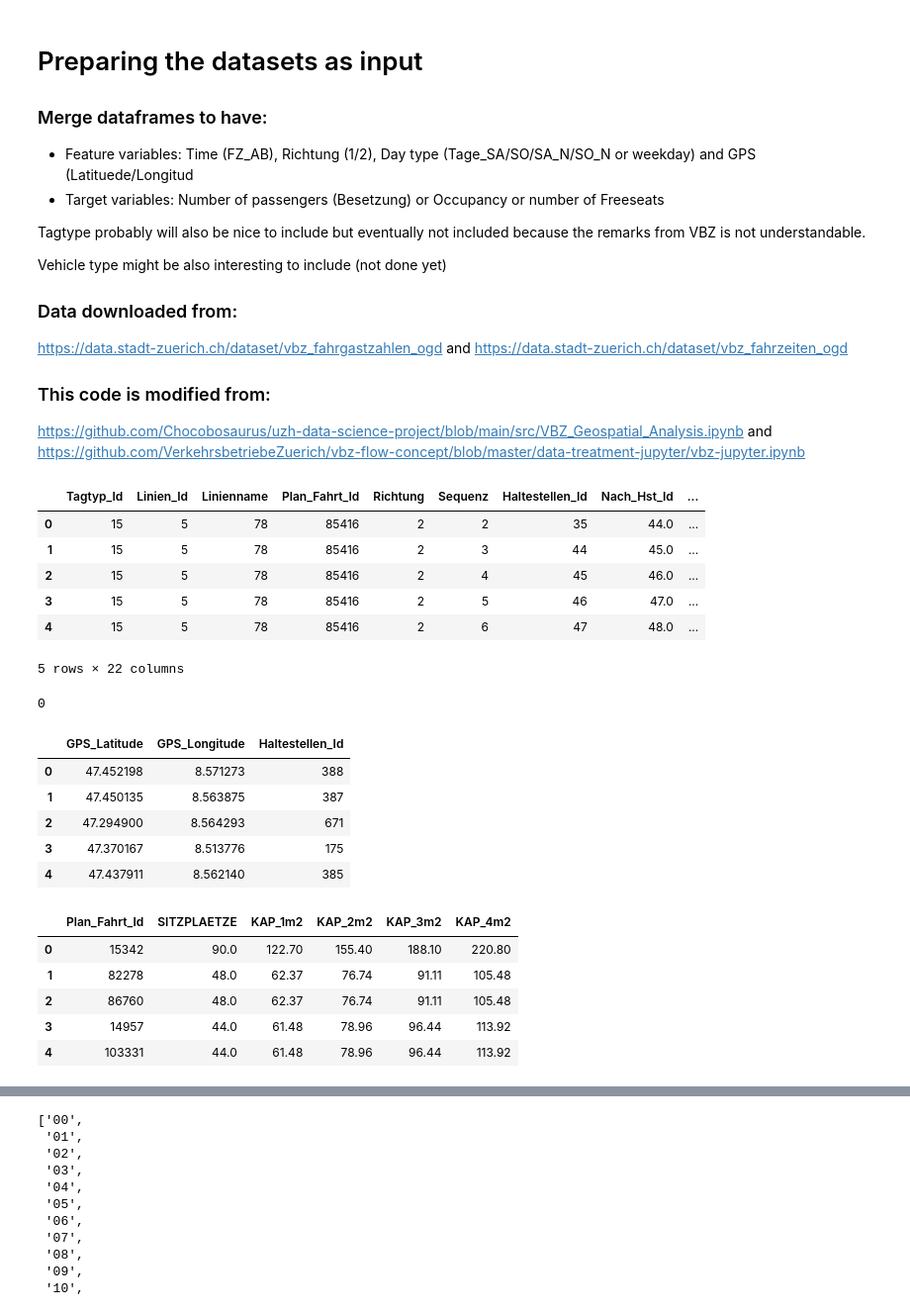
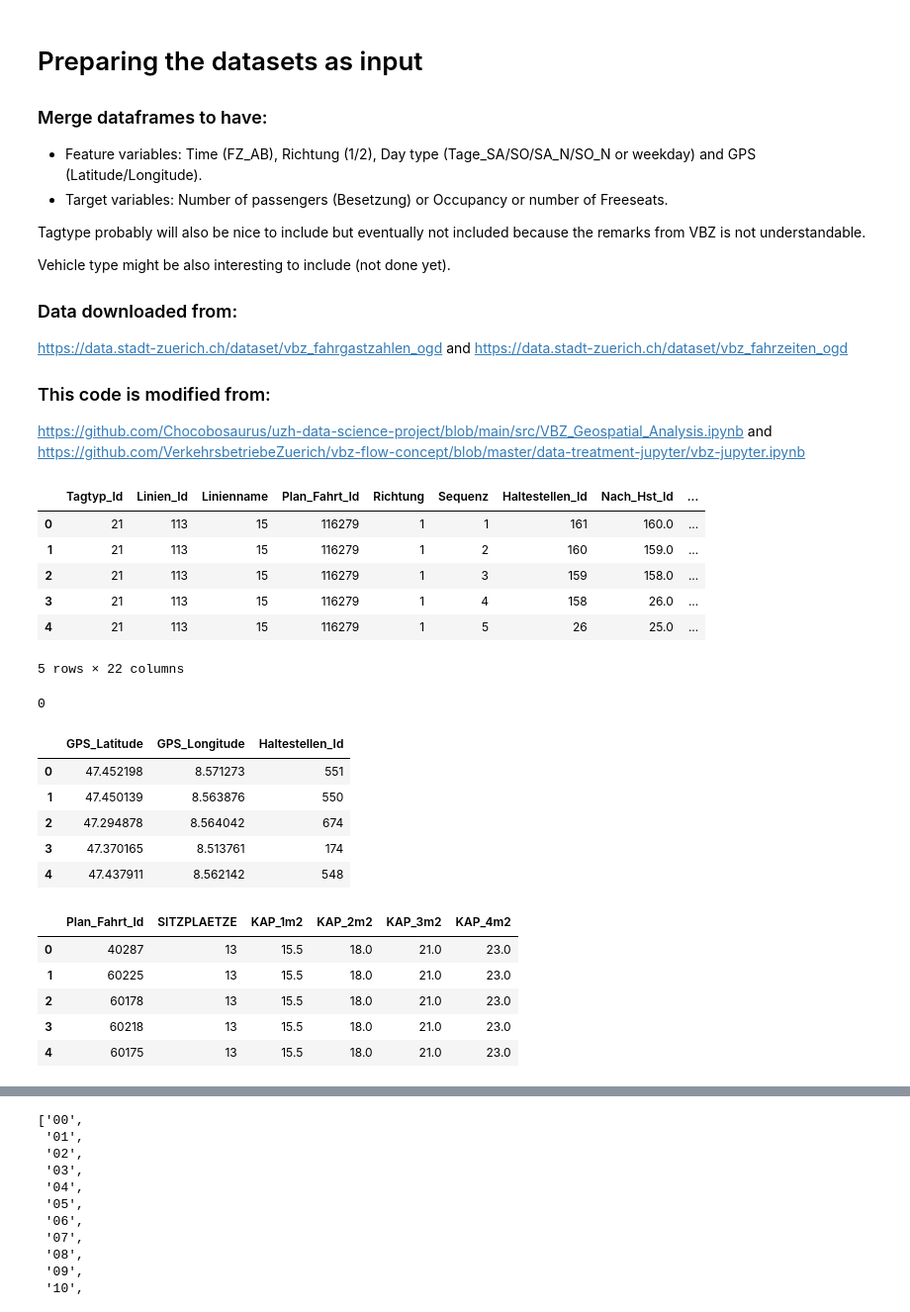
Before and after one commit to Chocobosaurus/uzh-data-science-project, a Jupyter notebook: WZ/Q5_datacleaning.ipynb, the cells around one changed output, grey strips where cells are left out. Shown: that part at 99% size. Cells and saved outputs as stored; diff of their text form; code cells hidden in the pictures.

```diff
--- a/WZ/Q5_datacleaning.ipynb
+++ b/WZ/Q5_datacleaning.ipynb
@@ -2,12 +2,12 @@
 # Preparing the datasets as input
 
 ### Merge dataframes to have:
-- Feature variables: Time (FZ_AB), Richtung (1/2), Day type (Tage_SA/SO/SA_N/SO_N or weekday) and GPS (Latituede/Longitud
-- Target variables: Number of passengers (Besetzung) or Occupancy or number of Freeseats
+- Feature variables: Time (FZ_AB), Richtung (1/2), Day type (Tage_SA/SO/SA_N/SO_N or weekday) and GPS (Latitude/Longitude).
+- Target variables: Number of passengers (Besetzung) or Occupancy or number of Freeseats.
 
 Tagtype probably will also be nice to include but eventually not included because the remarks from VBZ is not understandable.
 
-Vehicle type might be also interesting to include (not done yet)
+Vehicle type might be also interesting to include (not done yet).
 
 
 ### Data downloaded from:
@@ -28,17 +28,17 @@ import math
 import csv
 # %%
 #data directory
-datadir = ('data/fahrgastzahlen_2022')
+datadir = ('data/fahrgastzahlen_2023')
 
 full_data = pd.read_csv(os.path.join(datadir, 'REISENDE.csv'), encoding = "utf-8", sep=';')
 full_data.head()
 # %% [output]
 |  | Tagtyp_Id | Linien_Id | Linienname | Plan_Fahrt_Id | Richtung | Sequenz | Haltestellen_Id | Nach_Hst_Id | ... |
-| 0 | 15 | 5 | 78 | 85416 | 2 | 2 | 35 | 44.0 | ... |
-| 1 | 15 | 5 | 78 | 85416 | 2 | 3 | 44 | 45.0 | ... |
-| 2 | 15 | 5 | 78 | 85416 | 2 | 4 | 45 | 46.0 | ... |
-| 3 | 15 | 5 | 78 | 85416 | 2 | 5 | 46 | 47.0 | ... |
-| 4 | 15 | 5 | 78 | 85416 | 2 | 6 | 47 | 48.0 | ... |
+| 0 | 21 | 113 | 15 | 116279 | 1 | 1 | 161 | 160.0 | ... |
+| 1 | 21 | 113 | 15 | 116279 | 1 | 2 | 160 | 159.0 | ... |
+| 2 | 21 | 113 | 15 | 116279 | 1 | 3 | 159 | 158.0 | ... |
+| 3 | 21 | 113 | 15 | 116279 | 1 | 4 | 158 | 26.0 | ... |
+| 4 | 21 | 113 | 15 | 116279 | 1 | 5 | 26 | 25.0 | ... |
 5 rows × 22 columns
 # %%
 # Load the file that contains GPS info and halt_id
@@ -80,20 +80,20 @@ stops = stops.drop(columns=['halt_kurz', 'halt_id', 'Haltestellenkurzname', 'Hal
 stops.head()
 # %% [output]
 |  | GPS_Latitude | GPS_Longitude | Haltestellen_Id |
-| 0 | 47.452198 | 8.571273 | 388 |
-| 1 | 47.450135 | 8.563875 | 387 |
-| 2 | 47.294900 | 8.564293 | 671 |
-| 3 | 47.370167 | 8.513776 | 175 |
-| 4 | 47.437911 | 8.562140 | 385 |
+| 0 | 47.452198 | 8.571273 | 551 |
+| 1 | 47.450139 | 8.563876 | 550 |
+| 2 | 47.294878 | 8.564042 | 674 |
+| 3 | 47.370165 | 8.513761 | 174 |
+| 4 | 47.437911 | 8.562142 | 548 |
 # %%
 capacities.head()
 # %% [output]
 |  | Plan_Fahrt_Id | SITZPLAETZE | KAP_1m2 | KAP_2m2 | KAP_3m2 | KAP_4m2 |
-| 0 | 15342 | 90.0 | 122.70 | 155.40 | 188.10 | 220.80 |
-| 1 | 82278 | 48.0 | 62.37 | 76.74 | 91.11 | 105.48 |
-| 2 | 86760 | 48.0 | 62.37 | 76.74 | 91.11 | 105.48 |
-| 3 | 14957 | 44.0 | 61.48 | 78.96 | 96.44 | 113.92 |
-| 4 | 103331 | 44.0 | 61.48 | 78.96 | 96.44 | 113.92 |
+| 0 | 40287 | 13 | 15.5 | 18.0 | 21.0 | 23.0 |
+| 1 | 60225 | 13 | 15.5 | 18.0 | 21.0 | 23.0 |
+| 2 | 60178 | 13 | 15.5 | 18.0 | 21.0 | 23.0 |
+| 3 | 60218 | 13 | 15.5 | 18.0 | 21.0 | 23.0 |
+| 4 | 60175 | 13 | 15.5 | 18.0 | 21.0 | 23.0 |
 # %%
 # Merge capacity data
 mergedata=full_data.copy()
```
Also changed, not shown: parts of 6 cells of this notebook, 2 other files.
